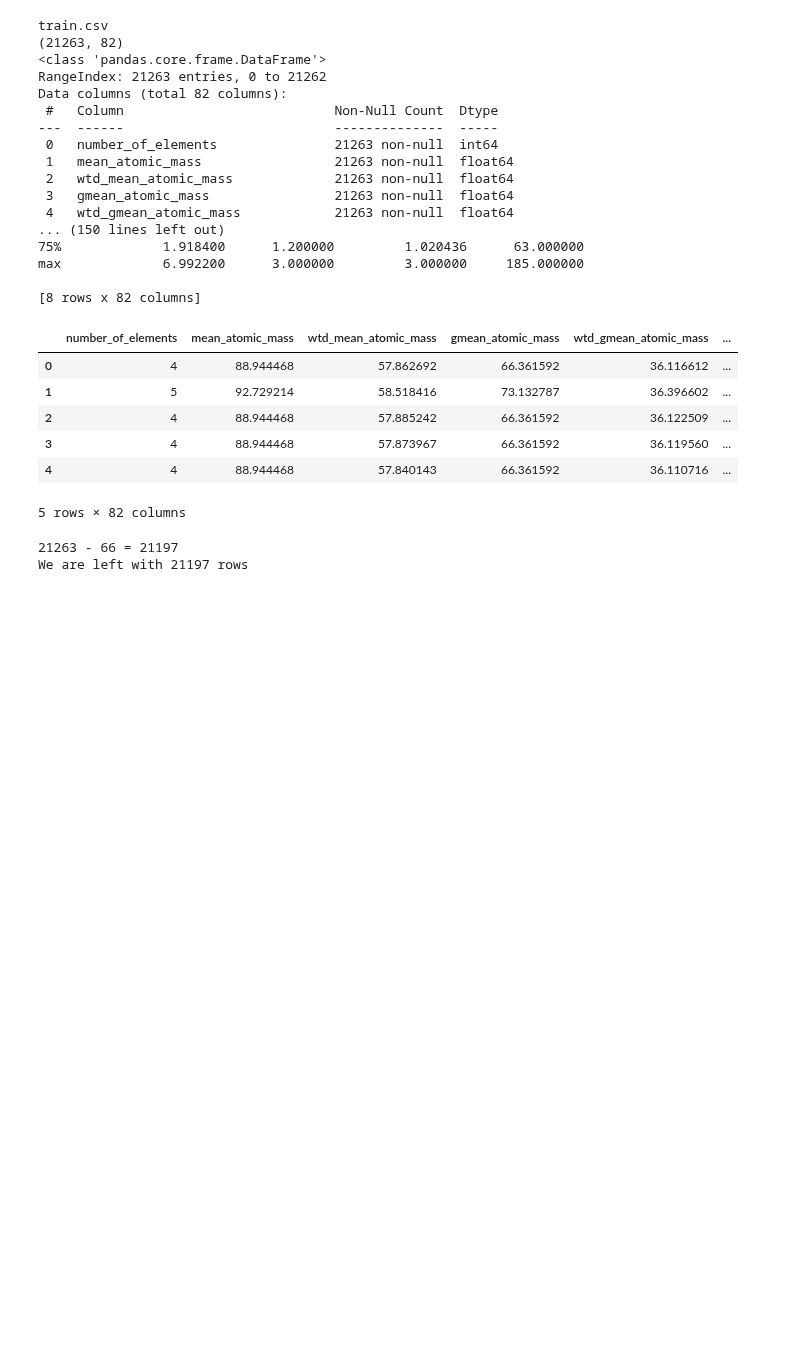
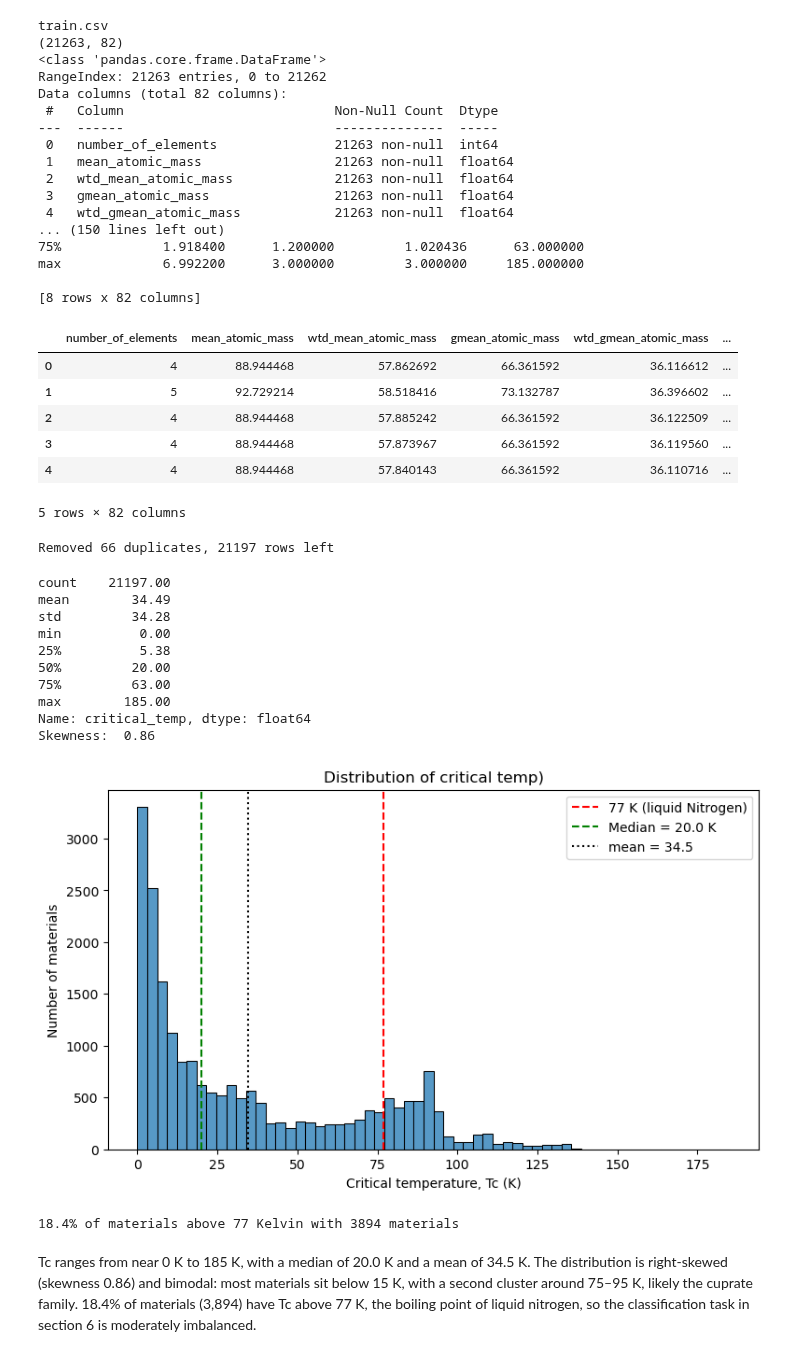
Before and after one commit to SeanCross65/Data-Analytics-Data-Mining, a Jupyter notebook: SuperConductivity.ipynb, the cells around one changed output. Cells and saved outputs as stored; diff of their text form; code cells hidden in the pictures; blank space fills up the shorter version.

Commit message:
Update SuperConductivity.ipynb
2 EDA distribution

```diff
--- a/SuperConductivity.ipynb
+++ b/SuperConductivity.ipynb
@@ -50,9 +50,43 @@ max             6.992200      3.000000         3.000000     185.000000
 Before = df.shape[0]
 
 df = df.drop_duplicates().reset_index(drop=True)
-
-print(f"{Before} - 66 = {df.shape[0]}")
-print("We are left with 21197 rows")
+print(f"Removed {Before - df.shape[0]} duplicates, {df.shape[0]} rows left")
 # %% [output]
-21263 - 66 = 21197
-We are left with 21197 rows
+Removed 66 duplicates, 21197 rows left
+# %%
+tc = df["critical_temp"] #tc means "critical temperature" so we dont have to keep typing out df[xx] whenever we want it
+
+print(tc.describe().round(2))
+print(f"Skewness: {tc.skew(): .2f}") #measures how lopsided our distribution is
+
+fig, ax = plt.subplots(figsize=(9, 5)) # creates the figure and the one are plot
+sns.histplot(tc, bins=60, ax=ax)
+ax.axvline(77, color="red", linestyle="--", label="77 K (liquid Nitrogen)")  # sets line at 77K
+ax.axvline(tc.median(), color="green", linestyle="--", label=f"Median = {tc.median():.1f} K") # Line at
+ax.axvline(tc.mean(), color="black", linestyle="", label=f"mean = {tc.mean():.1f}")
+
+ax.set_xlabel("Critical temperature, Tc (K)") #Labels x axis
+ax.set_ylabel("Number of materials") #Y axis
+ax.set_title("Distribution of critical temp)")
+ax.legend()
+plt.show()
+# %% [output]
+count    21197.00
+mean        34.49
+std         34.28
+min          0.00
+25%          5.38
+50%         20.00
+75%         63.00
+max        185.00
+Name: critical_temp, dtype: float64
+Skewness:  0.86
+[figure, added]
+# %%
+above_77K = (tc > 77).mean() * 100
+print(f"{above_77K:.1f}% of materials above 77 Kelvin with {(tc > 77).sum()} materials")
+# %% [output]
+18.4% of materials above 77 Kelvin with 3894 materials
+# %% [markdown]
+
+Tc ranges from near 0 K to 185 K, with a median of 20.0 K and a mean of 34.5 K. The distribution is right-skewed (skewness 0.86) and bimodal: most materials sit below 15 K, with a second cluster around 75–95 K, likely the cuprate family. 18.4% of materials (3,894) have Tc above 77 K, the boiling point of liquid nitrogen, so the classification task in section 6 is moderately imbalanced.
```
Also changed, not shown: parts of 2 cells of this notebook.
